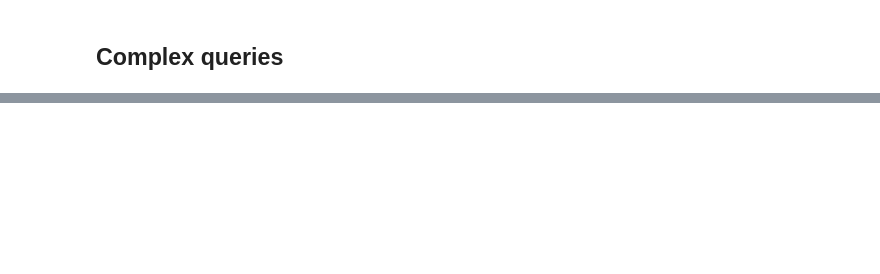
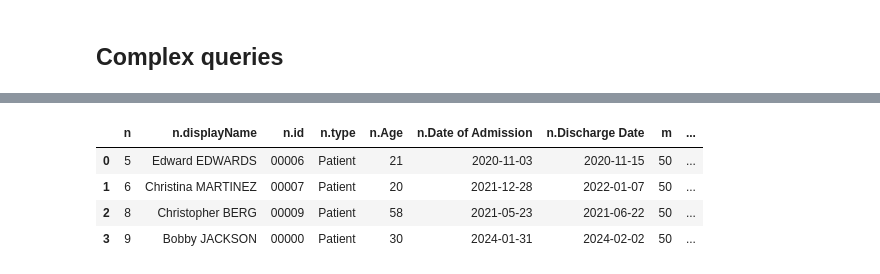
Before and after one commit to turing-db/turingdb-examples, a Jupyter notebook: examples/notebooks/public_version/healthcare_dataset.ipynb, the cells around one changed output, grey strips where cells are left out. Cells and saved outputs as stored; diff of their text form; code cells hidden in the pictures; blank space fills up the shorter version.

Commit message:
Update notebooks and add LLM query in healthcare notebook

```diff
--- a/examples/notebooks/public_version/healthcare_dataset.ipynb
+++ b/examples/notebooks/public_version/healthcare_dataset.ipynb
@@ -1006,0 +1140,37 @@ client.query(command)
+# %%
+# Create system_prompt
+system_prompt = f"""
+TuringDB Cypher prompt :
+{turingdb_cypher_system_prompt}
+
+Here is the CREATE command used to create the graph, this way you know graph structure:
+{create_command}
+
+Very important :
+- Use the correct node and edge properties name in the MATCH section.
+- Use the correct node and edge properties name in the RETURN section.
+- Pay attention to which properties come from nodes or edges, to create a functioning query
+- Pay attention to lower and uppercases in properties
+- By default, return all the matched nodes and edges AND THEIR PROPERTIES in the RETURN section (except contrary demand from user)
+- If some properties contain spaces, be careful to wrap them
+- We support a subset of Cypher, so your returned query has to be valid in Cypher
+
+Give me the Cypher query to find :
+"""
+# %%
+# Set natural language query
+question = f"""
+Find all patients who took Paracetamol
+"""
+# %%
+%%time
+
+provider = "Mistral"
+
+cypher_query = natural_language_to_cypher(
+    question=question,
+    system_prompt=system_prompt,
+    provider=provider,
+    api_key=api_keys[provider],
+)
+print(f"cypher_query : {cypher_query}")
@@ -1006,0 +1181,12 @@ client.query(command)
+# %%
+df_path = client.query(cypher_query)
+if df_path.empty:
+    print("--> No result found\n")
+else:
+    display(df_path)
+# %% [output]
+|  | n | n.displayName | n.id | n.type | n.Age | n.Date of Admission | n.Discharge Date | m | ... |
+| 0 | 5 | Edward EDWARDS | 00006 | Patient | 21 | 2020-11-03 | 2020-11-15 | 50 | ... |
+| 1 | 6 | Christina MARTINEZ | 00007 | Patient | 20 | 2021-12-28 | 2022-01-07 | 50 | ... |
+| 2 | 8 | Christopher BERG | 00009 | Patient | 58 | 2021-05-23 | 2021-06-22 | 50 | ... |
+| 3 | 9 | Bobby JACKSON | 00000 | Patient | 30 | 2024-01-31 | 2024-02-02 | 50 | ... |
```
Also changed, not shown: parts of 8 cells of this notebook, 1 other file.
